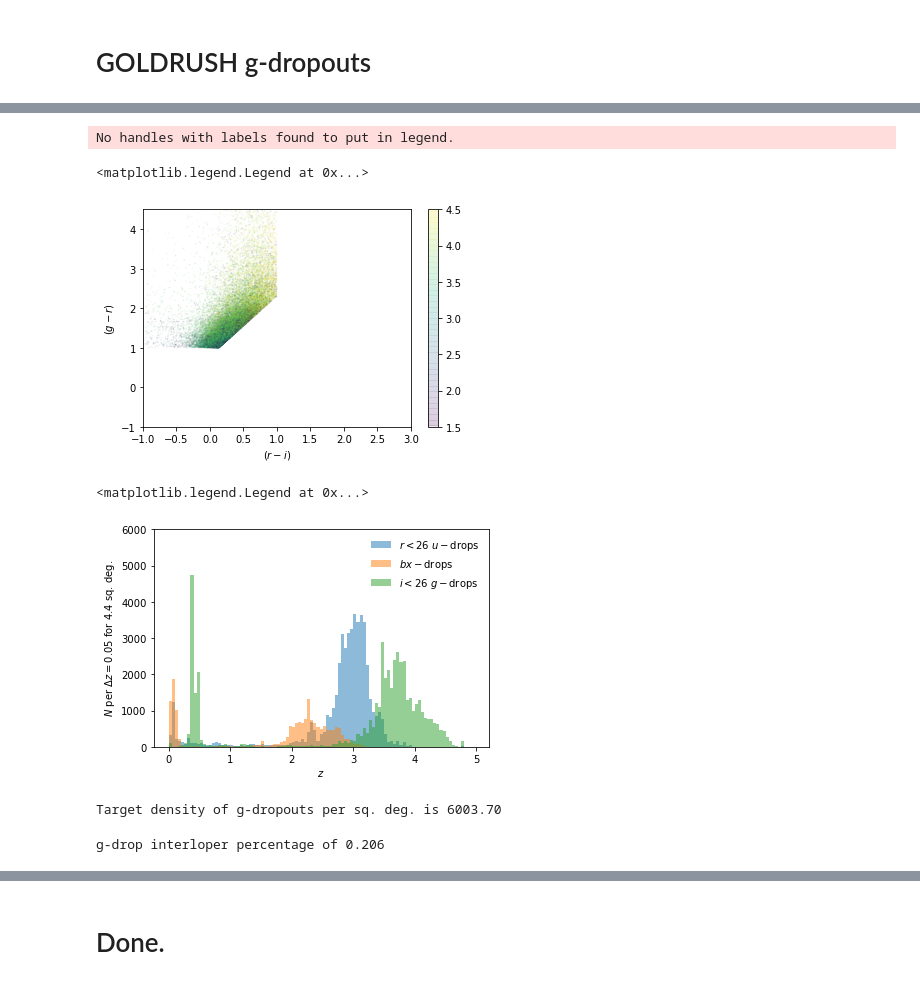
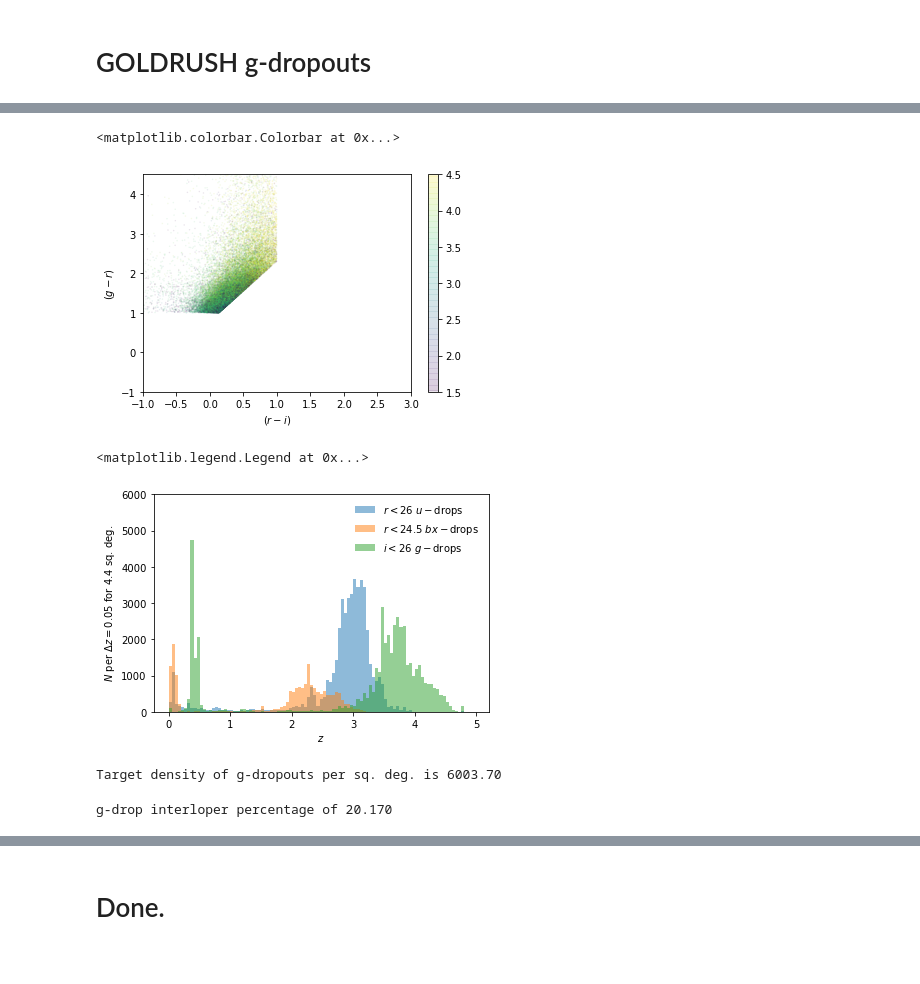
Before and after one commit to michaelJwilson/DESILBG, a Jupyter notebook: target/proposals/docs/desilbg-clauds.ipynb, the cells around one changed output, grey strips where cells are left out. Saved outputs shown, nothing was run; the diff lists cells and outputs as text; code cells hidden in the pictures.

```diff
--- a/target/proposals/docs/desilbg-clauds.ipynb
+++ b/target/proposals/docs/desilbg-clauds.ipynb
@@ -106,7 +107,7 @@ tiles       = Table(io.load_tiles())
 # %%
 # vvds   = get_vvds()
 # %%
-clauds, area = get_clauds()
+clauds, area = get_clauds(imaging_bit=1, field='COSMOS')
 # %%
 clauds
 # %% [output]
@@ -271,7 +287,7 @@ pl.legend(frameon=False)
 <matplotlib.legend.Legend at 0x...>
 [figure]
 # %%
-rlim_udrops = clauds[liu_udrops(clauds, band='r', magmin=18., maglim=26.)]
+rlim_udrops = clauds[liu_udrops(clauds, band='r', magmin=19., maglim=26.)]
 # %%
 dz          = 0.05
 bins        = np.arange(0.0, 5.0, dz)
@@ -426,7 +466,7 @@ Table length=22624
 # %% [markdown]
 # BX selection
 # %%
-def bx(cat, rmin=22., rmax=24.5):
+def bx(cat, rmin=19., rmax=24.5):
     # https://arxiv.org/pdf/0903.3951.pdf
     isin  = np.ones(len(cat), dtype=bool)
 
@@ -610,7 +571,7 @@ Table length=13106
 # %%
 clauds_hsc, area = get_clauds(imaging_bit=0, field='COSMOS')
 # %%
-def gdrop(cat, imin=18., imax=26., intercept=1.3):
+def gdrop(cat, imin=18., imax=26.):
     # https://arxiv.org/pdf/0903.3951.pdf
     isin  = np.ones(len(cat), dtype=bool)
 
@@ -661,34 +621,31 @@ pl.xlabel(r'$(r-i)$')
 pl.ylabel(r'$(g-r)$')
 
 pl.colorbar()
-
-pl.legend(frameon=False)
 # %% [output]
-No handles with labels found to put in legend.
+<matplotlib.colorbar.Colorbar at 0x...>
-<matplotlib.legend.Legend at 0x...>
 [figure]
 # %%
 dz   = 0.05
 bins = np.arange(0.0, 5.0, dz)
 
 pl.hist(rlim_udrops['Z_BEST'], bins=bins, alpha=0.5, label=r'$r<26$ $u-$drops')
-pl.hist(bx_clauds['Z_BEST'], bins=bins, alpha=0.5, label=r'$bx-$drops')
+pl.hist(bx_clauds['Z_BEST'], bins=bins, alpha=0.5, label=r'$r<24.5$ $bx-$drops')
 pl.hist(ilim_gdrops['Z_BEST'], bins=bins, alpha=0.5, label=r'$i<26 \ g-$drops')
 
 pl.ylim(0.0, 6.e3)
 
 pl.xlabel(r'$z$')
 pl.ylabel(r'$N$ per $\Delta z={:.2f}$ for {:.1f} sq. deg.'.format(dz, area['u']))
 
 pl.legend(frameon=False)
 # %% [output]
 <matplotlib.legend.Legend at 0x...>
-[figure, old version]
+[figure, new version]
 # %%
 print('Target density of g-dropouts per sq. deg. is {:.2f}'.format(len(ilim_gdrops) / area['g']))
 # %% [output]
 Target density of g-dropouts per sq. deg. is 6003.70
 # %%
-print('g-drop interloper percentage of {:.3f}'.format(100. * np.count_nonzero(ilim_gdrops['Z_BEST'] < 0.1) / len(ilim_gdrops)))
+print('g-drop interloper percentage of {:.3f}'.format(100. * np.count_nonzero(ilim_gdrops['Z_BEST'] < 1.0) / len(ilim_gdrops)))
 # %% [output]
-g-drop interloper percentage of 0.206
+g-drop interloper percentage of 20.170
```
Also changed, not shown: parts of 31 cells of this notebook.
